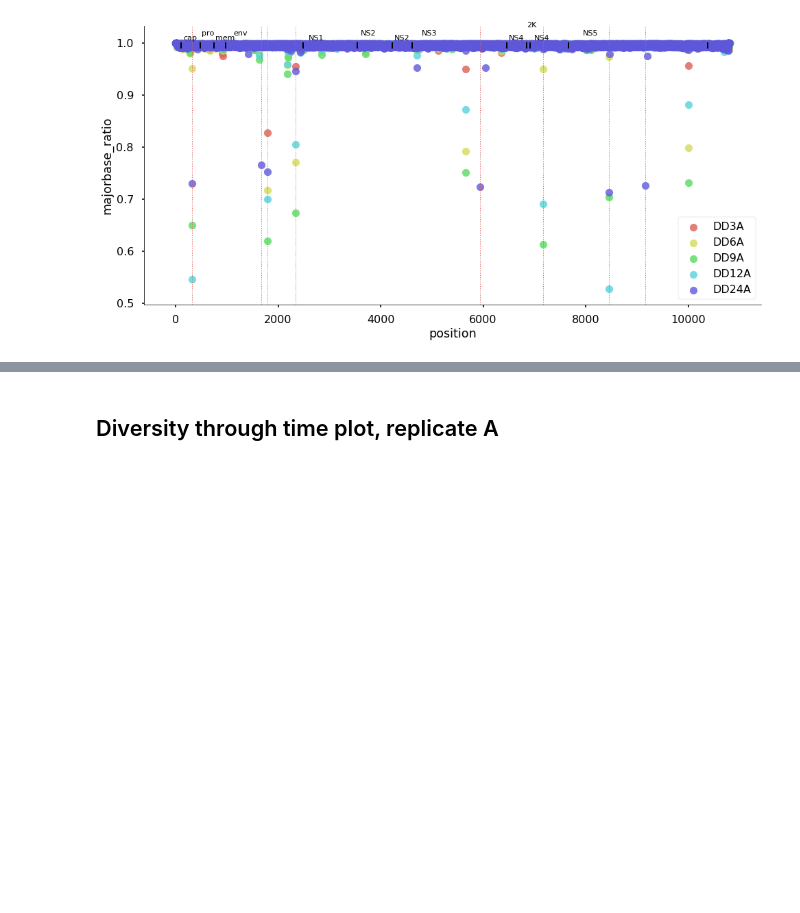
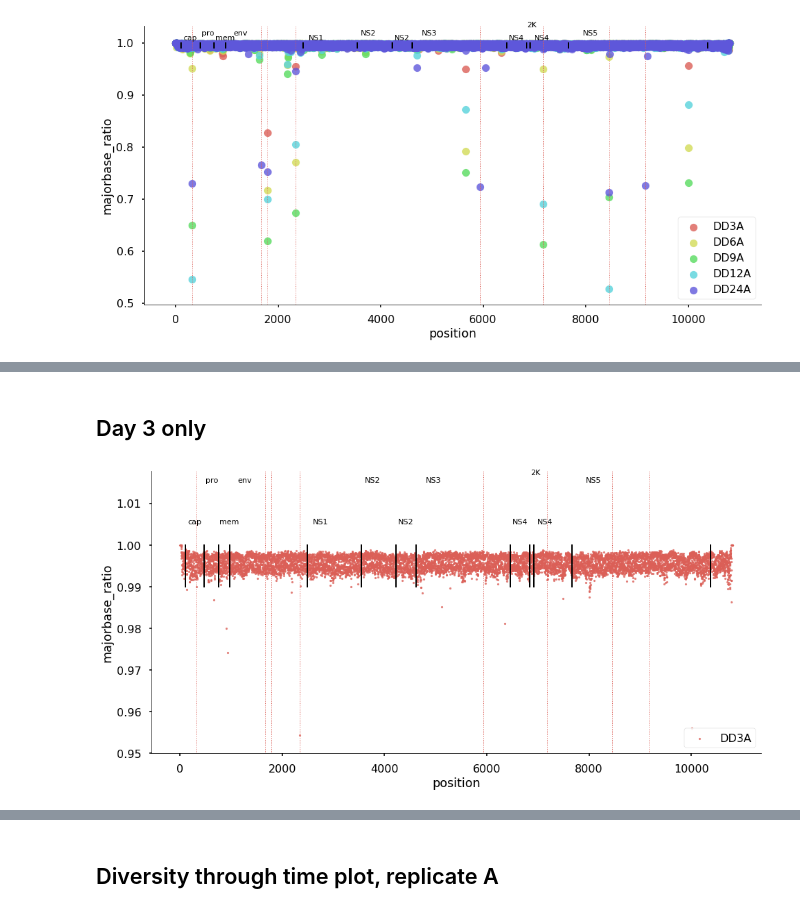
Before and after one commit to Boussau/Notebooks, a Jupyter notebook: Notebooks/Viromics/Analysis_of_first_libraries.ipynb, the cells around one changed output, grey strips where cells are left out. Saved outputs shown, nothing was run; the diff lists cells and outputs as text; code cells hidden in the pictures; blank space fills up the shorter version.

```diff
--- a/Notebooks/Viromics/Analysis_of_first_libraries.ipynb
+++ b/Notebooks/Viromics/Analysis_of_first_libraries.ipynb
@@ -109,0 +132,13 @@ plot_genes()
+# %% [markdown]
+## Day 3 only
+# %%
+overlay_table_concat_nointer = overlay_table_concat.loc[ (overlay_table_concat['sample']!= "DD51A") &(overlay_table_concat['sample']!= "DD24A") & (overlay_table_concat['sample']!= "DD12A") & (overlay_table_concat['sample']!= "DD9A") & (overlay_table_concat['sample']!= "DD6A")]
+lm=sns.lmplot( x="position", y="majorbase_ratio", data=overlay_table_concat_nointer, fit_reg=False, hue='sample', legend=False, size=7, aspect=2, scatter_kws={"s": 10})
+axes = lm.axes
+axes[0,0].set_ylim(0.95,)
+
+plt.legend(loc='lower right')
+plot_positions()
+plot_genes()
+# %% [output]
+[figure, added]
```
Also changed, not shown: parts of 7 cells of this notebook.
